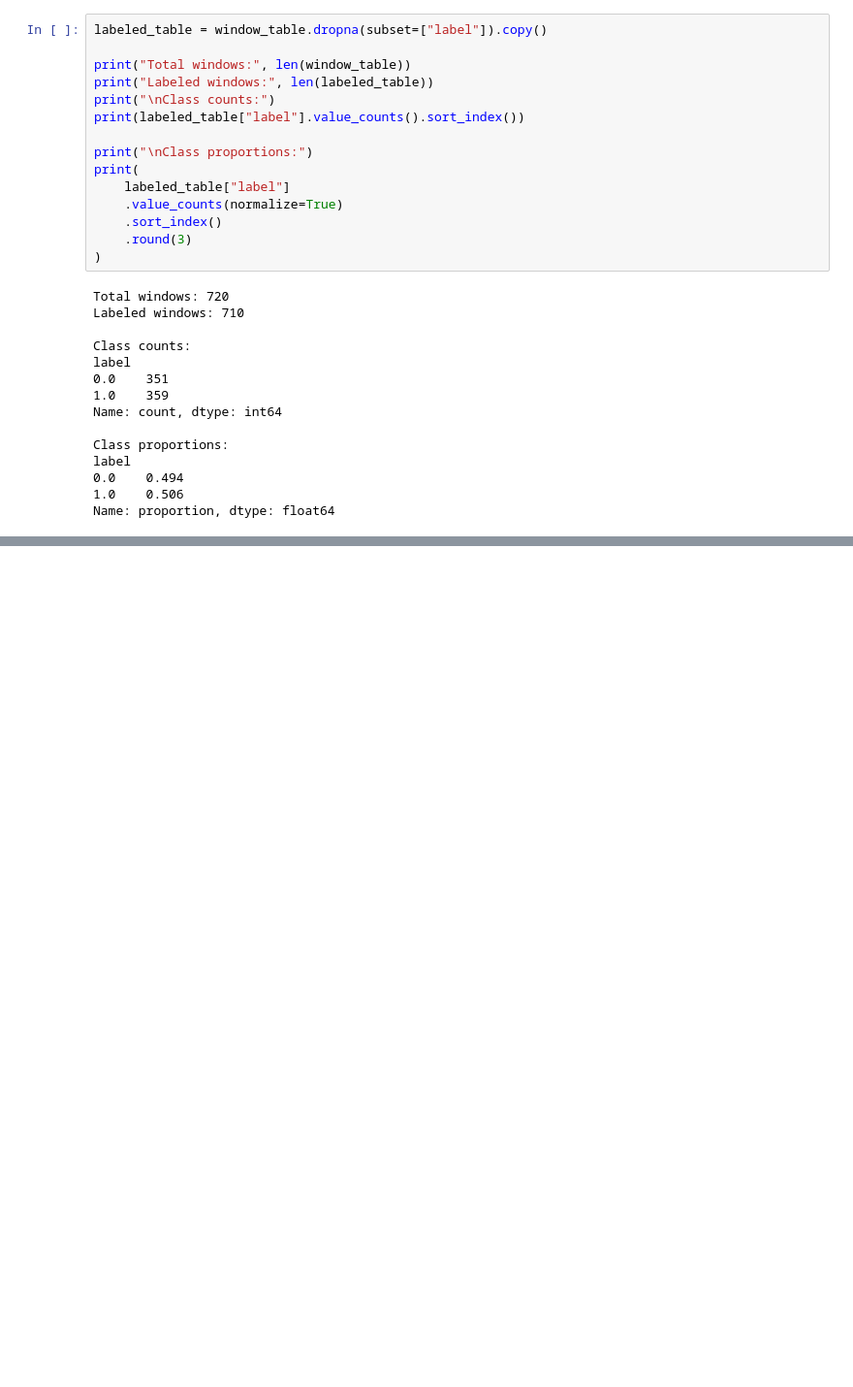
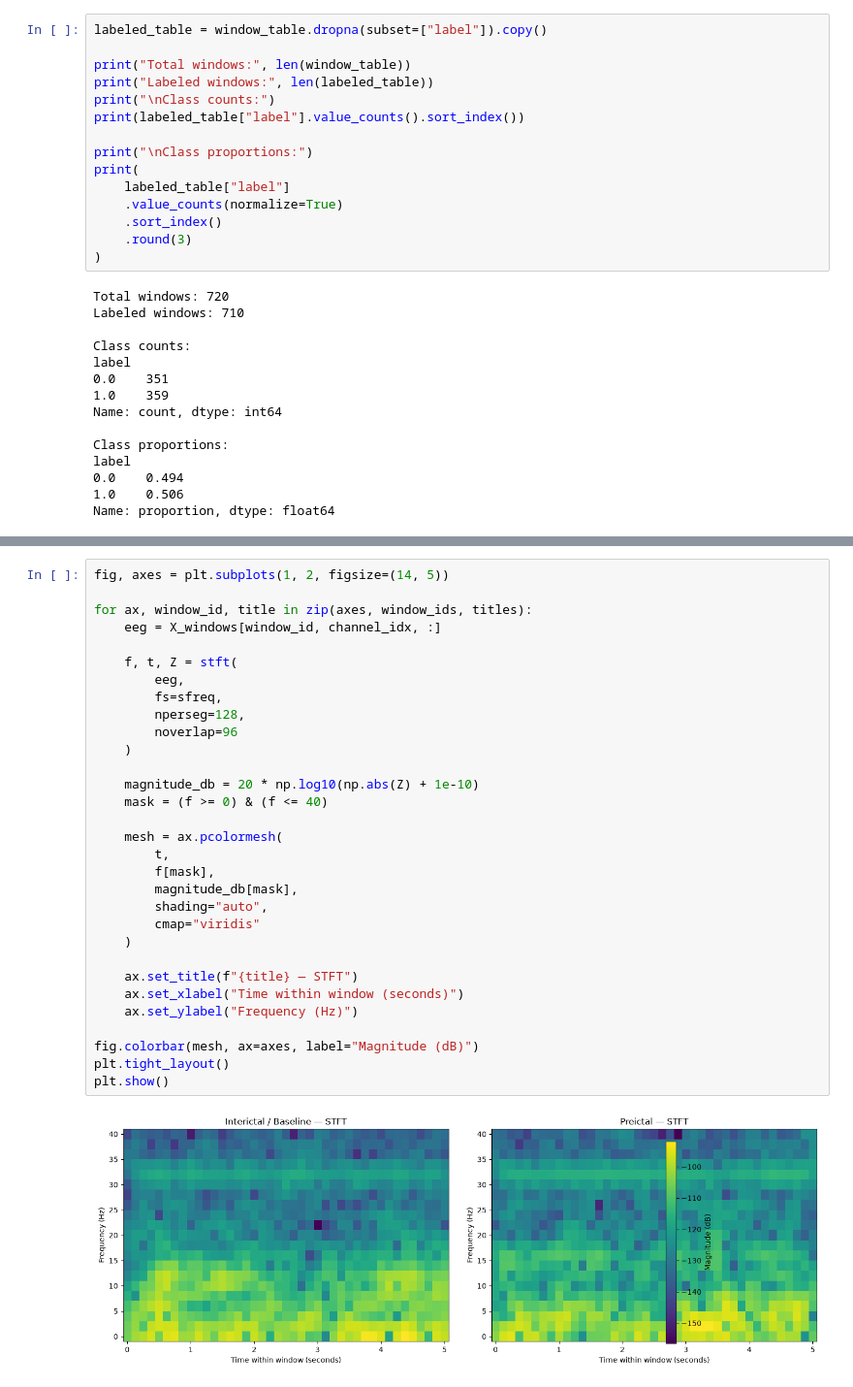
Before and after one commit to siddardha-007/visualizing-neural-storms, a Jupyter notebook: notebooks/01_loading.ipynb, the cells around one changed output, grey strips where cells are left out. Shown at 97% size. Cells and saved outputs as stored; diff of their text form; blank space fills up the shorter version.

```diff
--- a/notebooks/01_loading.ipynb
+++ b/notebooks/01_loading.ipynb
@@ -549,0 +740,33 @@ Name: proportion, dtype: float64
+# %%
+fig, axes = plt.subplots(1, 2, figsize=(14, 5))
+
+for ax, window_id, title in zip(axes, window_ids, titles):
+    eeg = X_windows[window_id, channel_idx, :]
+
+    f, t, Z = stft(
+        eeg,
+        fs=sfreq,
+        nperseg=128,
+        noverlap=96
+    )
+
+    magnitude_db = 20 * np.log10(np.abs(Z) + 1e-10)
+    mask = (f >= 0) & (f <= 40)
+
+    mesh = ax.pcolormesh(
+        t,
+        f[mask],
+        magnitude_db[mask],
+        shading="auto",
+        cmap="viridis"
+    )
+
+    ax.set_title(f"{title} — STFT")
+    ax.set_xlabel("Time within window (seconds)")
+    ax.set_ylabel("Frequency (Hz)")
+
+fig.colorbar(mesh, ax=axes, label="Magnitude (dB)")
+plt.tight_layout()
+plt.show()
+# %% [output]
+[figure, added]
```
Also changed, not shown: parts of 10 cells of this notebook.
